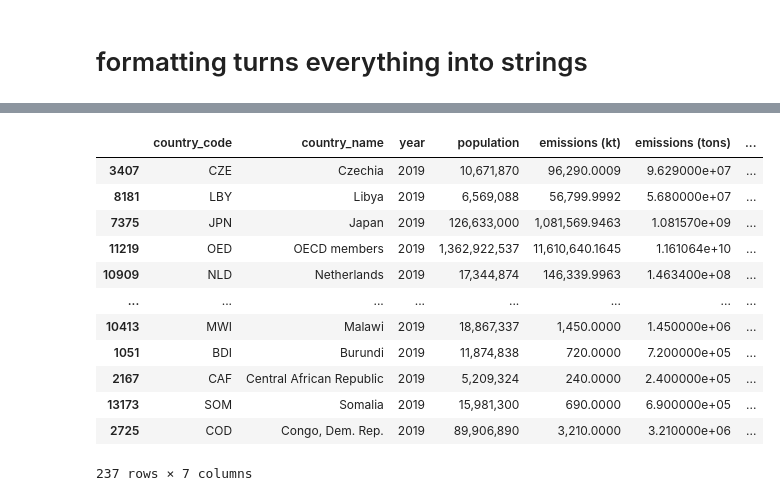
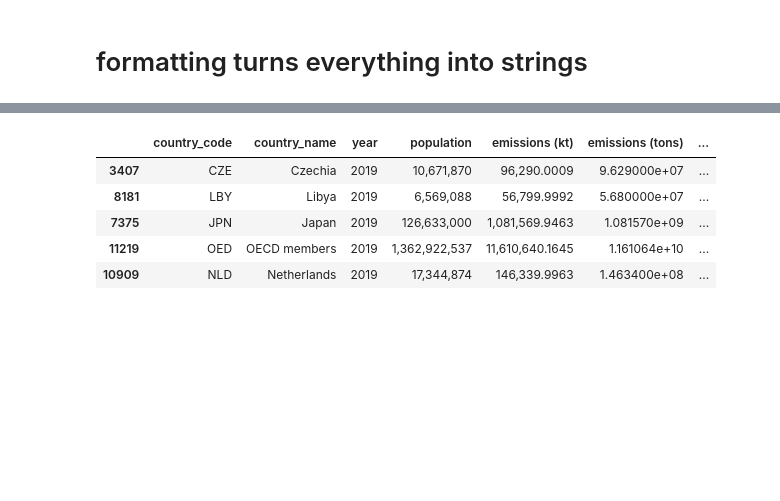
Before and after one commit to Blake-Singewald/CO2-Emissions, a Jupyter notebook: CO2-Emissions-Project/co2.ipynb, the cells around one changed output, grey strips where cells are left out. Drawn from its saved outputs; the diff is of its cells as text; code cells hidden in the pictures; blank space fills up the shorter version.

```diff
--- a/CO2-Emissions-Project/co2.ipynb
+++ b/CO2-Emissions-Project/co2.ipynb
@@ -264,19 +174,12 @@ sorted_df.tail(50)
 # %%
 sorted2019 = sorted_df.loc[sorted_df["year"] == 2019]
 sorted2019_ascending = sorted2019.sort_values("emissions per capita (t)", ascending=False)
 sorted2019_ascending.drop([5949,12243], axis =0, inplace= True)
-sorted2019_ascending
+sorted2019_ascending.head()
 # %% [output]
 |  | country_code | country_name | year | population | emissions (kt) | emissions (tons) | ... |
 | 3407 | CZE | Czechia | 2019 | 10,671,870 | 96,290.0009 | 9.629000e+07 | ... |
 | 8181 | LBY | Libya | 2019 | 6,569,088 | 56,799.9992 | 5.680000e+07 | ... |
 | 7375 | JPN | Japan | 2019 | 126,633,000 | 1,081,569.9463 | 1.081570e+09 | ... |
 | 11219 | OED | OECD members | 2019 | 1,362,922,537 | 11,610,640.1645 | 1.161064e+10 | ... |
 | 10909 | NLD | Netherlands | 2019 | 17,344,874 | 146,339.9963 | 1.463400e+08 | ... |
-| ... | ... | ... | ... | ... | ... | ... | ... |
-| 10413 | MWI | Malawi | 2019 | 18,867,337 | 1,450.0000 | 1.450000e+06 | ... |
-| 1051 | BDI | Burundi | 2019 | 11,874,838 | 720.0000 | 7.200000e+05 | ... |
-| 2167 | CAF | Central African Republic | 2019 | 5,209,324 | 240.0000 | 2.400000e+05 | ... |
-| 13173 | SOM | Somalia | 2019 | 15,981,300 | 690.0000 | 6.900000e+05 | ... |
-| 2725 | COD | Congo, Dem. Rep. | 2019 | 89,906,890 | 3,210.0000 | 3.210000e+06 | ... |
-237 rows × 7 columns
```
Also changed, not shown: parts of 28 cells of this notebook.
